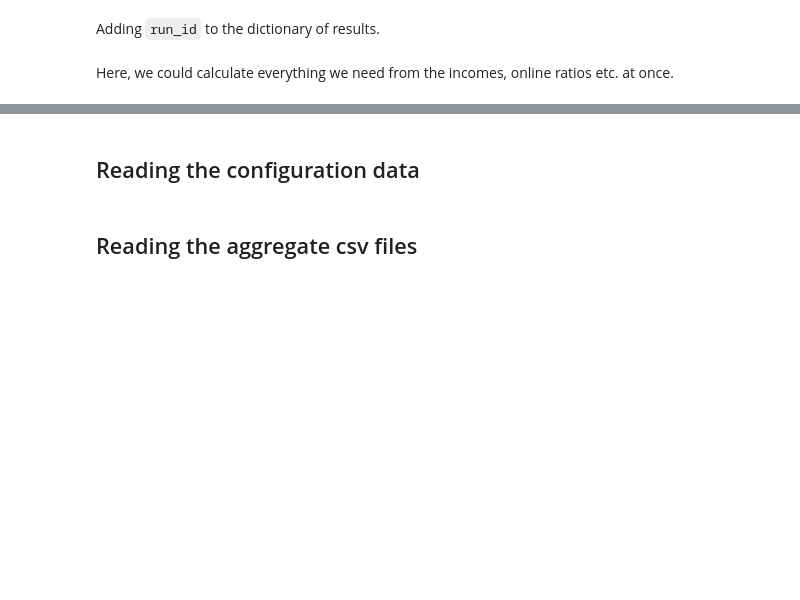
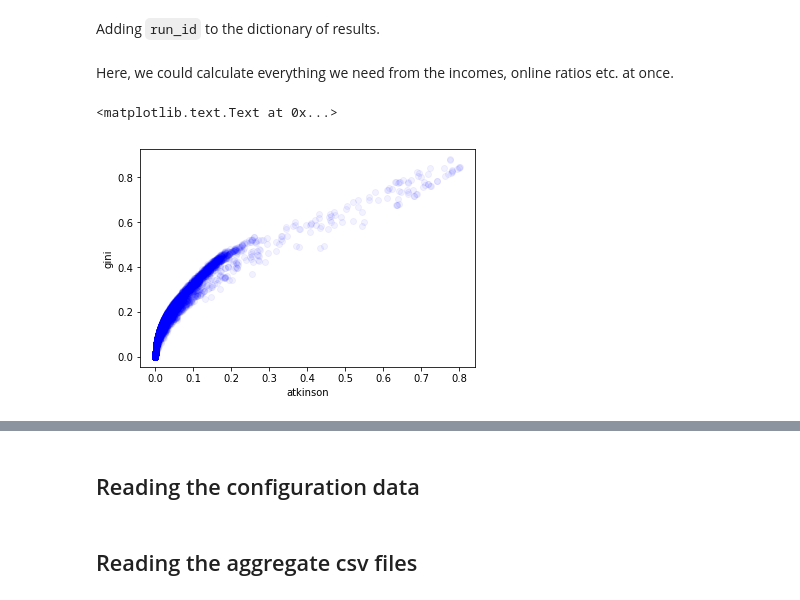
Before and after one commit to bokae/taxi, a Jupyter notebook: notebooks/parsing_results.ipynb, the cells around one changed output, grey strips where cells are left out. Saved outputs shown, nothing was run; the diff lists cells and outputs as text; code cells hidden in the pictures; blank space fills up the shorter version.

```diff
--- a/notebooks/parsing_results.ipynb
+++ b/notebooks/parsing_results.ipynb
@@ -36,4 +36,13 @@ def add_run_id(fname, d, mode="per_taxi"):
     return d
 # %% [markdown]
 Here, we could calculate everything we need from the incomes, online ratios etc. at once.
+# %%
+def calculate_ratio(data,thres=20):
+    upper_thres = np.percentile(data,100-thres)
+    lower_thres = np.percentile(data,thres)
+
+    upper_mean = np.mean(data[np.where(data>upper_thres)])
+    lower_mean = np.mean(data[np.where(data>lower_thres)])
+
+    return upper_mean/lower_mean
 # %%
@@ -51,18 +87,5 @@ def calc_atkinson(t):
 # %%
-# Spark settings
-conf = SparkConf().set("spark.executor.memory", "20g")
-
-# removing old output directory
-shutil.rmtree("atkinson")
-
-# initializing a SparkContext object
-sc = SparkContext(conf=conf)
-
-# defining a Spark RDD and saving the results into a textfile
-sc.wholeTextFiles('results/run_2019*_per_taxi_metrics.json.gz')\
+ineq_df = pd.DataFrame.from_dict(sc.wholeTextFiles('../results/run_2019*_per_taxi_metrics.json.gz')\
 .map(lambda t: add_run_id(t[0],json.loads(t[1].split('\n')[-2])))\
-.map(lambda t: calc_atkinson(t))\
-.saveAsTextFile("atkinson")
-
-# stopping the SparkContext
-sc.stop()
+.map(lambda t: calc_inequality_indices(t))\
+.collect())
@@ -78,0 +95,7 @@ atkinson_df  = pd.DataFrame.from_dict(
+# %%
+plt.plot(ineq_df['atkinson'],ineq_df['gini'],'bo',alpha=0.05)
+plt.xlabel('atkinson')
+plt.ylabel('gini')
+# %% [output]
+<matplotlib.text.Text at 0x...>
+[figure, added]
```
Also changed, not shown: parts of 22 cells of this notebook, 7 other files.
